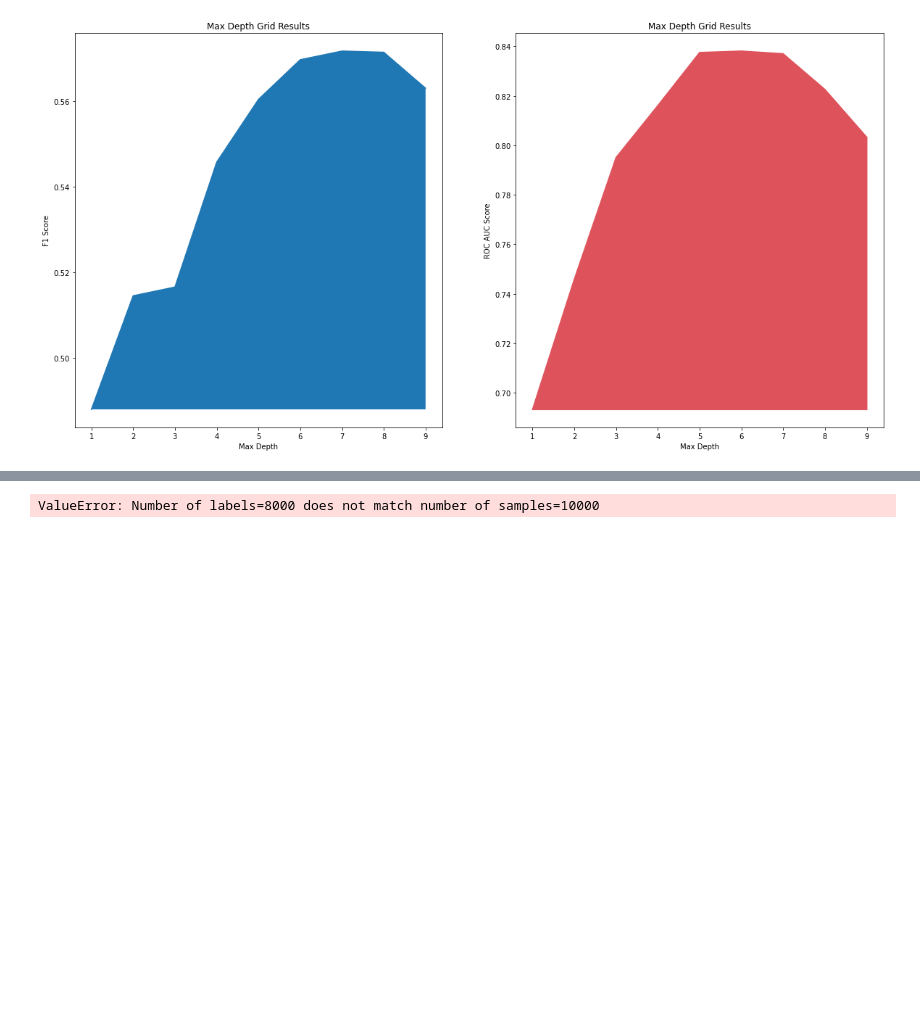
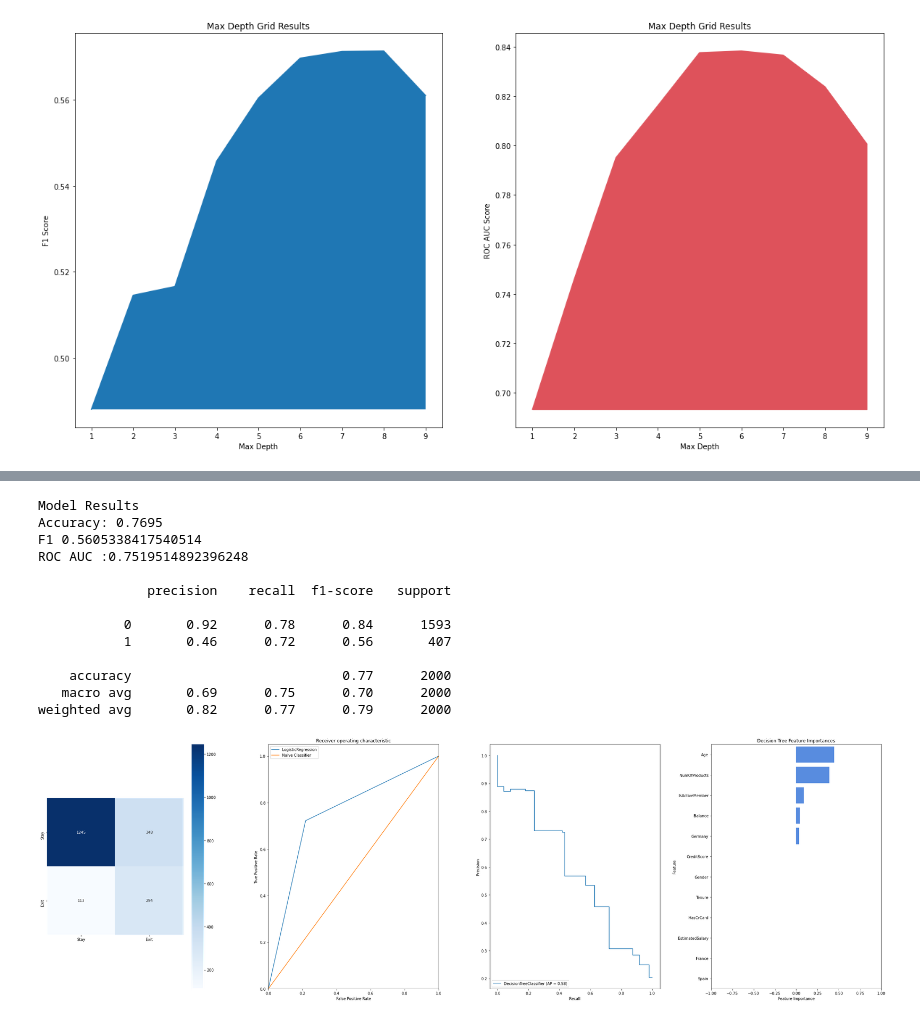
Before and after one commit to joe-orlich/Bank_Churn_Analysis, a Jupyter notebook: Inferential_Model.ipynb, the cells around one changed output, grey strips where cells are left out. Saved outputs shown, nothing was run; the diff lists cells and outputs as text; code cells hidden in the pictures; blank space fills up the shorter version.

```diff
--- a/Inferential_Model.ipynb
+++ b/Inferential_Model.ipynb
@@ -357,7 +386,20 @@ Best Esitmator: DecisionTreeClassifier(class_weight={0: 0.8, 1: 0.2}, criterion=
 # %%
 results_pipe(DecisionTreeClassifier(class_weight={0: 0.62790406, 1: 2.45459008},
-                       criterion='entropy', max_depth=5, min_samples_leaf=29,
-                       min_samples_split=115, random_state=42), X,y)
+                       criterion='entropy', max_depth=4, min_samples_leaf=50,
+                       min_samples_split=115, random_state=42))
 # %% [output]
-ValueError: Number of labels=8000 does not match number of samples=10000
+Model Results
+Accuracy: 0.7695
+F1 0.5605338417540514
+ROC AUC :0.7519514892396248
+
+              precision    recall  f1-score   support
+
+           0       0.92      0.78      0.84      1593
+           1       0.46      0.72      0.56       407
+
+    accuracy                           0.77      2000
+   macro avg       0.69      0.75      0.70      2000
+weighted avg       0.82      0.77      0.79      2000
+[figure, added]
 # %%
```
Also changed, not shown: parts of 21 cells of this notebook.
